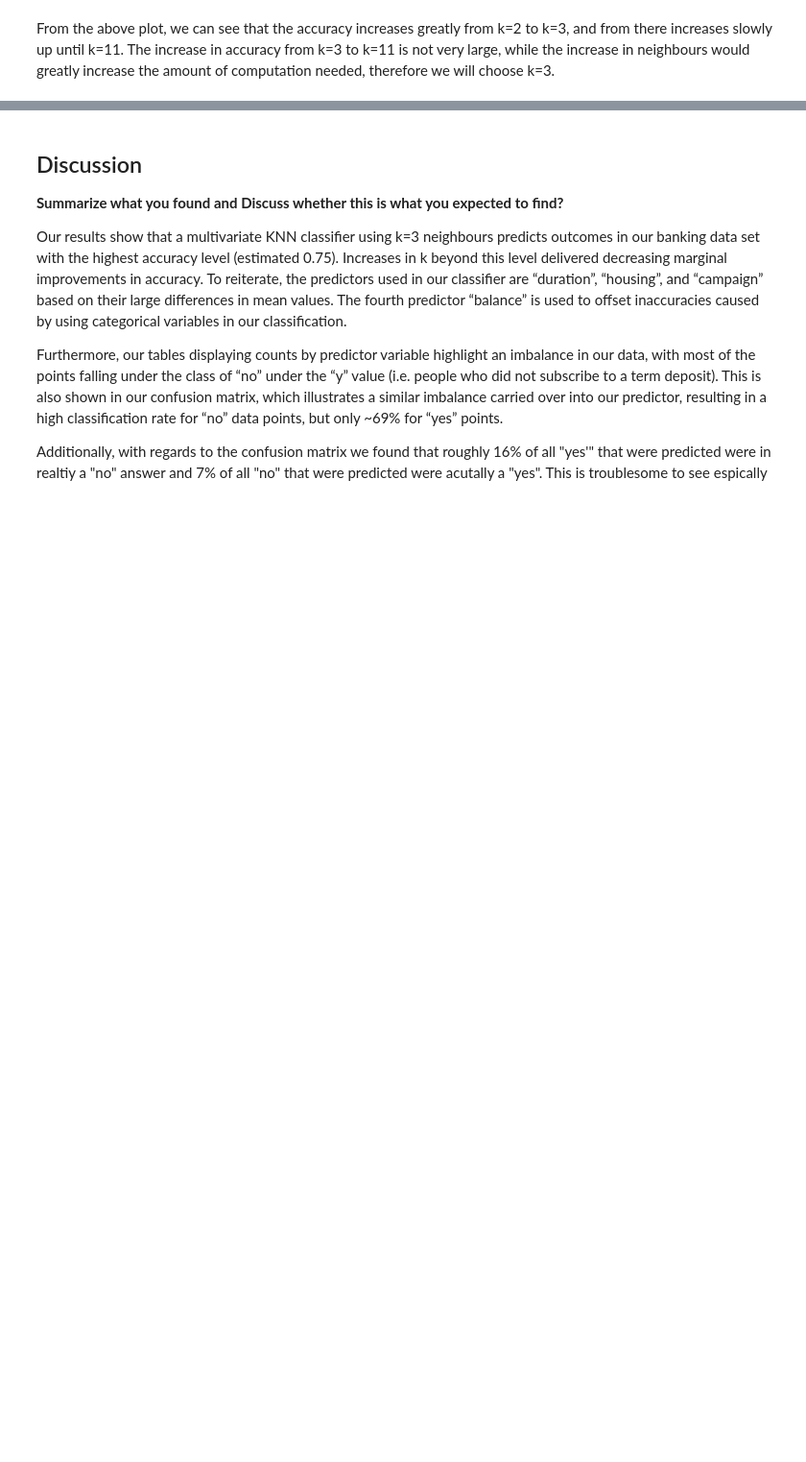
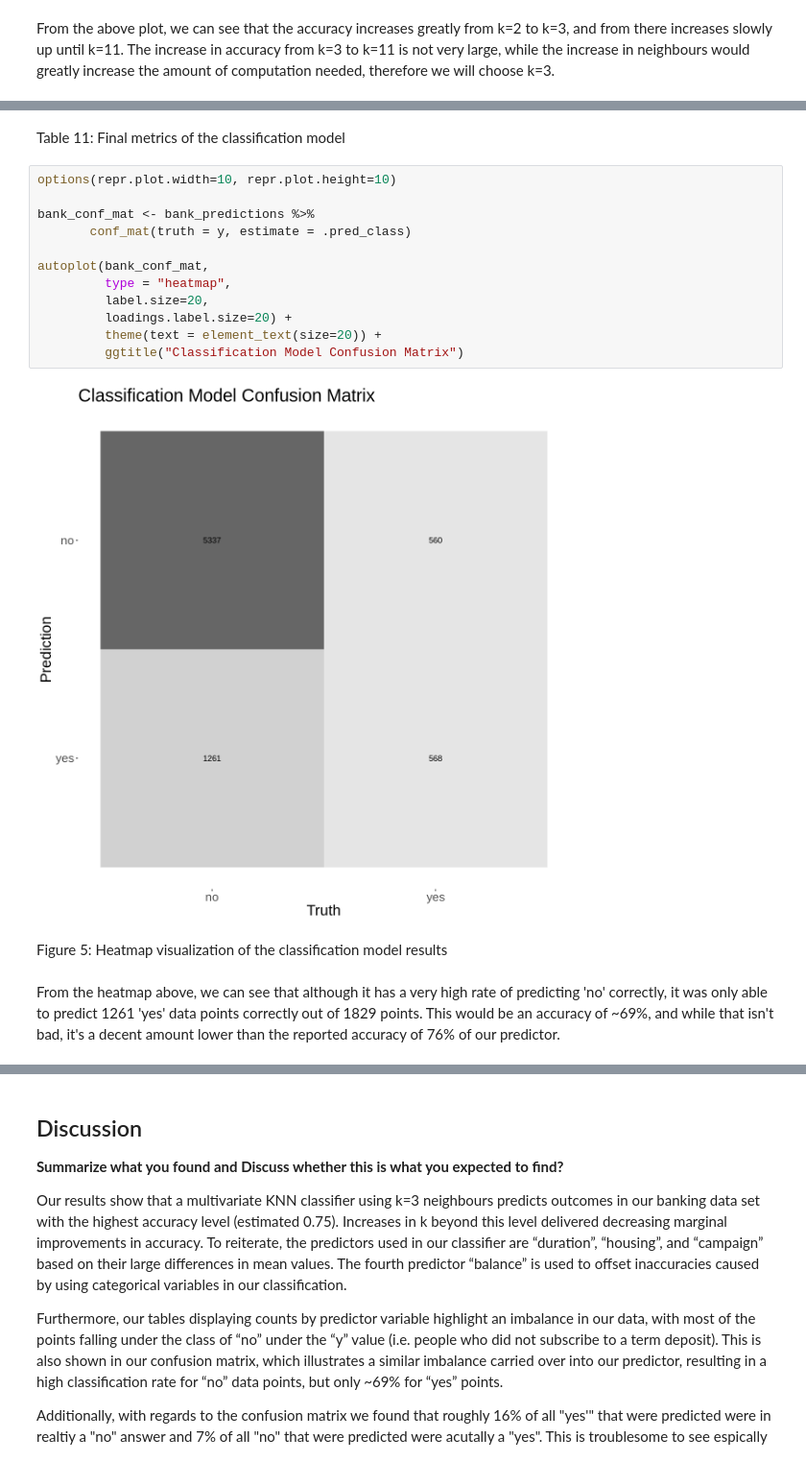
Before and after one commit to ArmaanKara/DSCI25Project, a Jupyter notebook: Final_Project.ipynb, the cells around one changed output, grey strips where cells are left out. Shown at 96% size. Drawn from its saved outputs; the diff is of its cells as text; blank space fills up the shorter version.

```diff
--- a/Final_Project.ipynb
+++ b/Final_Project.ipynb
@@ -581,3 +591,23 @@ Prediction   no  yes
+# %% [markdown]
+Table 11: Final metrics of the classification model
+# %%
+options(repr.plot.width=10, repr.plot.height=10)
+
+bank_conf_mat <- bank_predictions %>%
+       conf_mat(truth = y, estimate = .pred_class)
+
+autoplot(bank_conf_mat,
+         type = "heatmap",
+         label.size=20,
+         loadings.label.size=20) +
+         theme(text = element_text(size=20)) +
+         ggtitle("Classification Model Confusion Matrix")
+# %% [output]
+[figure, added]
+# %% [markdown]
+Figure 5: Heatmap visualization of the classification model results
+# %% [markdown]
+From the heatmap above, we can see that although it has a very high rate of predicting 'no' correctly, it was only able to predict 1261 'yes' data points correctly out of 1829 points. This would be an accuracy of ~69%, and while that isn't bad, it's a decent amount lower than the reported accuracy of 76% of our predictor.
 # %%
 duration_counts = bank_data_nums %>%
      group_by(duration=cut(duration, breaks= seq(0, 1600, by = 100)) ) %>%
```
Also changed, not shown: parts of 50 cells of this notebook.
